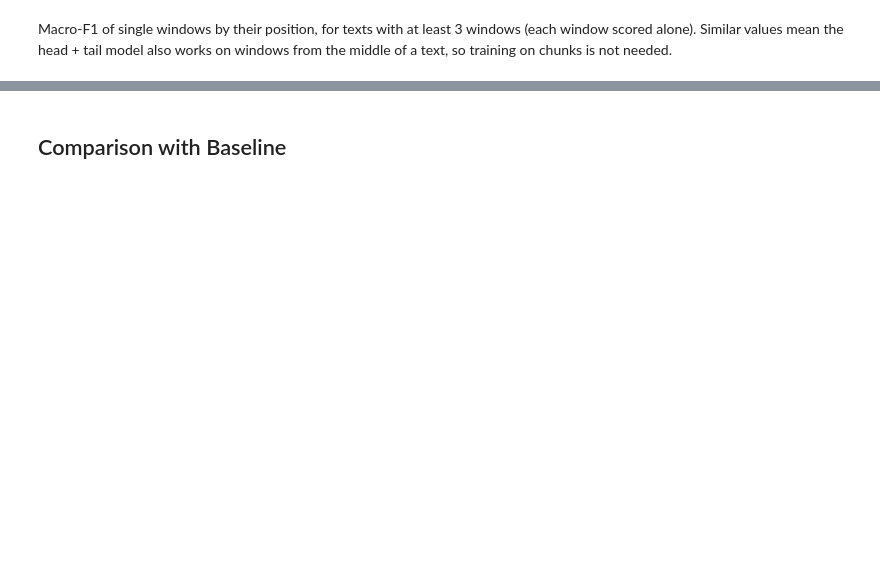
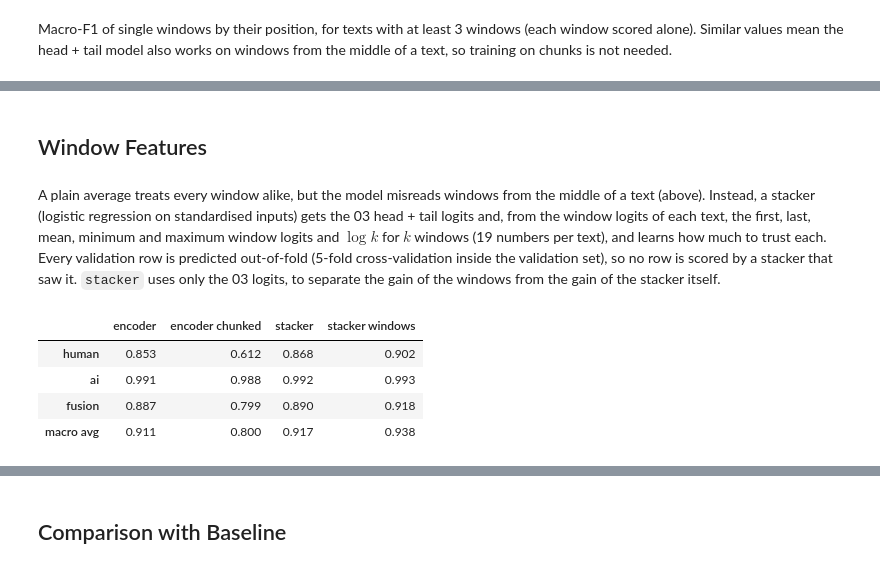
Before and after one commit to BohdanZasymovych/ai-hw3-ai-text-detection, a Jupyter notebook: notebooks/04_chunking.ipynb, the cells around one changed output, grey strips where cells are left out. Cells and saved outputs as stored; diff of their text form; code cells hidden in the pictures; blank space fills up the shorter version.

```diff
--- a/notebooks/04_chunking.ipynb
+++ b/notebooks/04_chunking.ipynb
@@ -183,0 +220,20 @@ pd.DataFrame({p: {"macro-F1": macro_f1(g["label"], g["pred"]), "windows": len(g)
+# %% [markdown]
+## Window Features
+# %% [markdown]
+A plain average treats every window alike, but the model misreads windows from the middle of a text (above). Instead, a stacker (logistic regression on standardised inputs) gets the 03 head + tail logits and, from the window logits of each text, the first, last, mean, minimum and maximum window logits and $\log k$ for $k$ windows (19 numbers per text), and learns how much to trust each. Every validation row is predicted out-of-fold (5-fold cross-validation inside the validation set), so no row is scored by a stacker that saw it. `stacker` uses only the 03 logits, to separate the gain of the windows from the gain of the stacker itself.
+# %%
+features = {name: np.hstack([np.load(find_artifact(f"encoder_{name}_logits", "npy")),
+                             window_features(chunk_logits[name], chunks[name]["doc"], chunks[name]["n_windows"])])
+            for name in ["val", "test"]}
+y = val["label"].to_numpy()
+stacked = {"stacker": oof_predict(features["val"][:, :3], y, SEED), "stacker windows": oof_predict(features["val"], y, SEED)}
+preds["stacker windows"] = stacked["stacker windows"]
+
+compare_f1(y, {"encoder": preds["encoder"], "encoder chunked": preds["encoder chunked"], **stacked}) \
+    .style.background_gradient(cmap="Blues", axis=None).format("{:.3f}")
+# %% [output]
+|  | encoder | encoder chunked | stacker | stacker windows |
+| human | 0.853 | 0.612 | 0.868 | 0.902 |
+| ai | 0.991 | 0.988 | 0.992 | 0.993 |
+| fusion | 0.887 | 0.799 | 0.890 | 0.918 |
+| macro avg | 0.911 | 0.800 | 0.917 | 0.938 |
```
Also changed, not shown: parts of 14 cells of this notebook, 2 other files.
